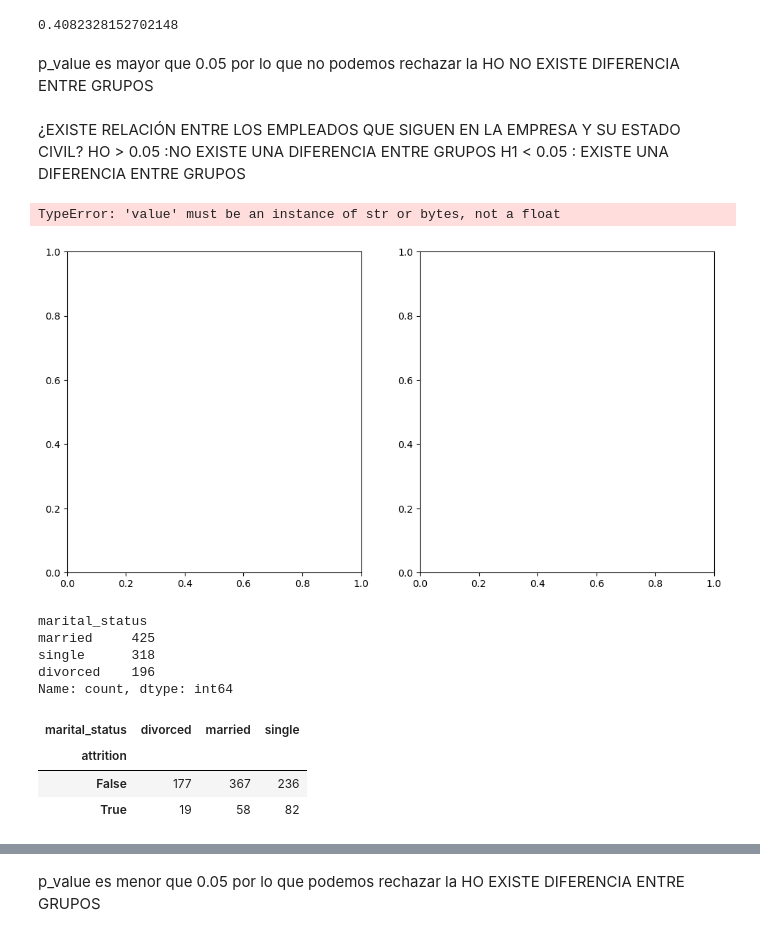
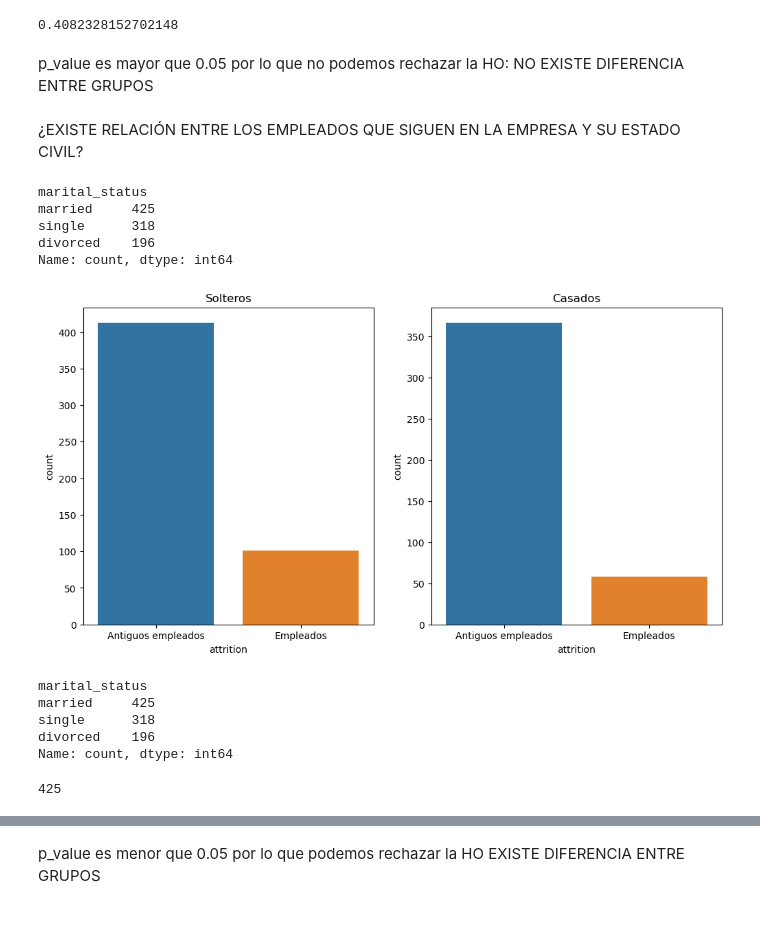
Before and after one commit to icorreald/proyecto-da-promo-G-modulo-3-team-3, a Jupyter notebook: notebooks-trabajo/ines.ipynb, the cells around one changed output, grey strips where cells are left out. Cells and saved outputs as stored; diff of their text form; code cells hidden in the pictures.

```diff
--- a/notebooks-trabajo/ines.ipynb
+++ b/notebooks-trabajo/ines.ipynb
@@ -182,26 +188,36 @@ p_value
 # %% [output]
 0.4082328152702148
 # %% [markdown]
-p_value es mayor que 0.05 por lo que no podemos rechazar la HO
+p_value es mayor que 0.05 por lo que no podemos rechazar la HO:
 NO EXISTE DIFERENCIA ENTRE GRUPOS
 # %% [markdown]
 ¿EXISTE RELACIÓN ENTRE LOS EMPLEADOS QUE SIGUEN EN LA EMPRESA Y SU ESTADO CIVIL?
-HO > 0.05 :NO EXISTE UNA DIFERENCIA ENTRE GRUPOS
-H1 < 0.05 : EXISTE UNA DIFERENCIA ENTRE GRUPOS
+# %%
+df['marital_status'].value_counts()
+# %% [output]
+marital_status
+married     425
+single      318
+divorced    196
+Name: count, dtype: int64
+# %%
+solteros = df[(df['marital_status'] == 'single')| (df['marital_status'] == 'divorced')][['marital_status', 'attrition']]
+casados = df[df['marital_status'] == 'married'][['marital_status', 'attrition']]
 # %%
 fig, axes = plt.subplots(nrows=1, ncols=2, figsize=(12, 6), sharex = True)
 
 
 # Histograma para Attrition = True
-axes[0].hist(data=df[df['attrition'] == True], x='marital_status')
-axes[0].set_title('Antiguos empleados')
+sns.countplot(data= solteros, x='attrition', ax=axes[0])
+axes[0].set_title('Solteros')
+axes[0].set_xticklabels(['Antiguos empleados', 'Empleados'])
 
 # Histograma para Attrition = False
-axes[1].hist(data=df[df['attrition'] == False], x='marital_status')
-axes[1].set_title('Empleados en la actualidad')
+sns.countplot(data= casados, x='attrition', ax=axes[1])
+axes[1].set_title('Casados')
+axes[1].set_xticklabels(['Antiguos empleados', 'Empleados']);
 # %% [output]
-TypeError: 'value' must be an instance of str or bytes, not a float
-[figure, old version]
+[figure, new version]
 # %%
  df['marital_status'].value_counts()
 # %% [output]
@@ -210,12 +226,7 @@ married     425
 single      318
 divorced    196
 Name: count, dtype: int64
-# %%
-t_cont_marital = pd.crosstab(df['attrition'], df['marital_status'])
-
-t_cont_marital
-# %% [output]
-| marital_status | divorced | married | single |
-| attrition |  |  |  |
-| False | 177 | 367 | 236 |
-| True | 19 | 58 | 82 |
+# %%
+len(casados['attrition'])
+# %% [output]
+425
```
Also changed, not shown: parts of 59 cells of this notebook, 7 other files.
